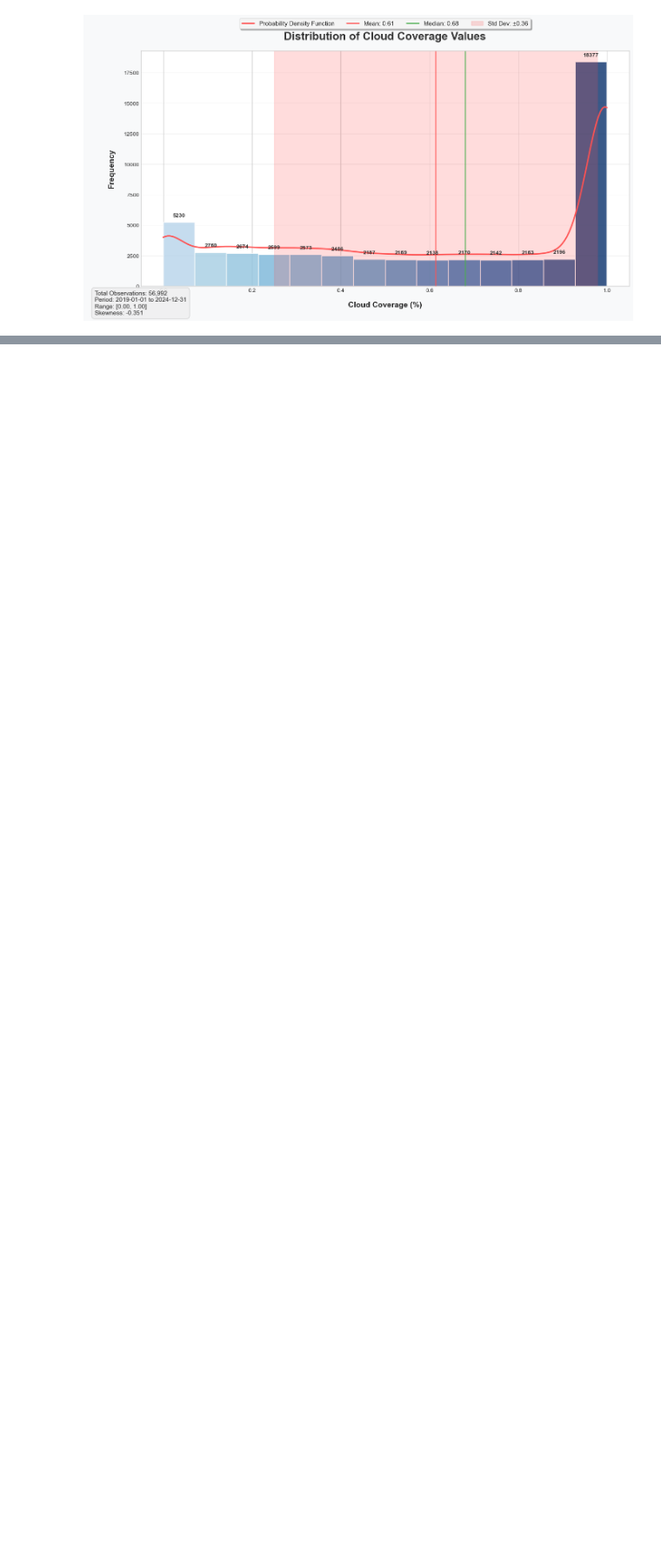
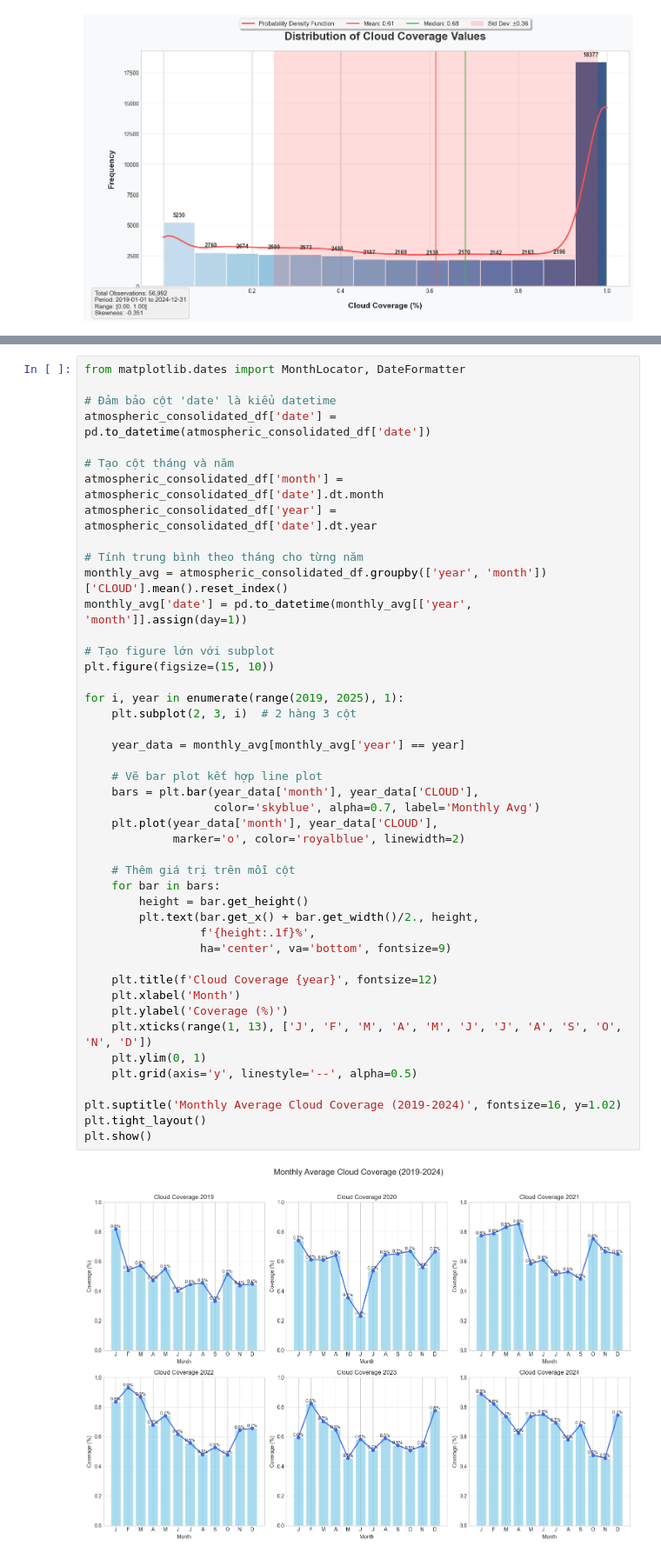
Before and after one commit to thebeo2004/INT3041E_AI_PM2.5-Concentration-Estimation, a Jupyter notebook: visualization/satellite-based data visualization.ipynb, the cells around one changed output, grey strips where cells are left out. Shown at 87% size. Drawn from its saved outputs; the diff is of its cells as text; blank space fills up the shorter version.

Commit message:
explain for missing data based on cloud cov

```diff
--- a/visualization/satellite-based data visualization.ipynb
+++ b/visualization/satellite-based data visualization.ipynb
@@ -438,0 +441,47 @@ plt.show()
+# %%
+from matplotlib.dates import MonthLocator, DateFormatter
+
+# Đảm bảo cột 'date' là kiểu datetime
+atmospheric_consolidated_df['date'] = pd.to_datetime(atmospheric_consolidated_df['date'])
+
+# Tạo cột tháng và năm
+atmospheric_consolidated_df['month'] = atmospheric_consolidated_df['date'].dt.month
+atmospheric_consolidated_df['year'] = atmospheric_consolidated_df['date'].dt.year
+
+# Tính trung bình theo tháng cho từng năm
+monthly_avg = atmospheric_consolidated_df.groupby(['year', 'month'])['CLOUD'].mean().reset_index()
+monthly_avg['date'] = pd.to_datetime(monthly_avg[['year', 'month']].assign(day=1))
+
+# Tạo figure lớn với subplot
+plt.figure(figsize=(15, 10))
+
+for i, year in enumerate(range(2019, 2025), 1):
+    plt.subplot(2, 3, i)  # 2 hàng 3 cột
+
+    year_data = monthly_avg[monthly_avg['year'] == year]
+
+    # Vẽ bar plot kết hợp line plot
+    bars = plt.bar(year_data['month'], year_data['CLOUD'],
+                   color='skyblue', alpha=0.7, label='Monthly Avg')
+    plt.plot(year_data['month'], year_data['CLOUD'],
+             marker='o', color='royalblue', linewidth=2)
+
+    # Thêm giá trị trên mỗi cột
+    for bar in bars:
+        height = bar.get_height()
+        plt.text(bar.get_x() + bar.get_width()/2., height,
+                 f'{height:.1f}%',
+                 ha='center', va='bottom', fontsize=9)
+
+    plt.title(f'Cloud Coverage {year}', fontsize=12)
+    plt.xlabel('Month')
+    plt.ylabel('Coverage (%)')
+    plt.xticks(range(1, 13), ['J', 'F', 'M', 'A', 'M', 'J', 'J', 'A', 'S', 'O', 'N', 'D'])
+    plt.ylim(0, 1)
+    plt.grid(axis='y', linestyle='--', alpha=0.5)
+
+plt.suptitle('Monthly Average Cloud Coverage (2019-2024)', fontsize=16, y=1.02)
+plt.tight_layout()
+plt.show()
+# %% [output]
+[figure, added]
```
Also changed, not shown: parts of 3 cells of this notebook, 4 other files.
